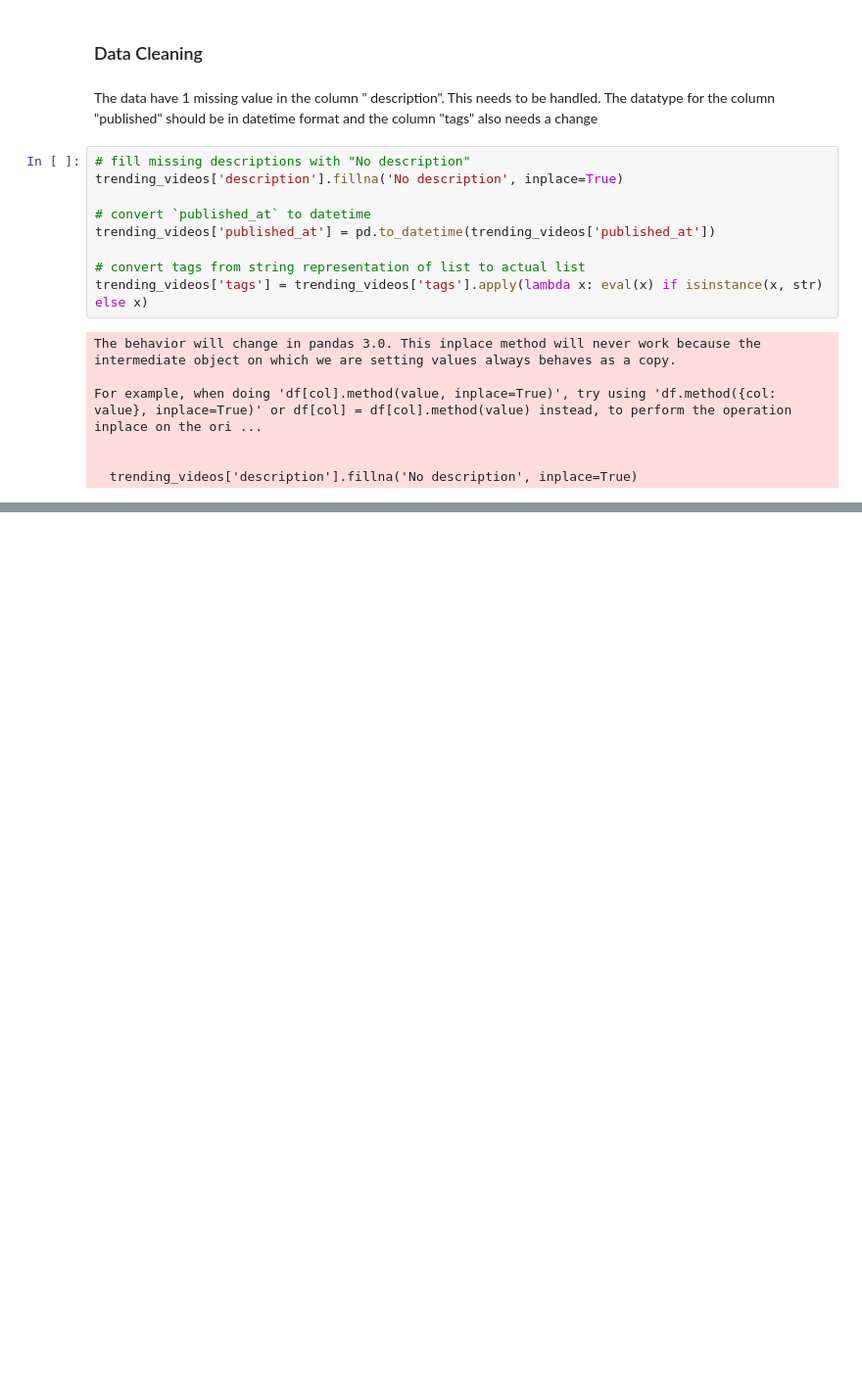
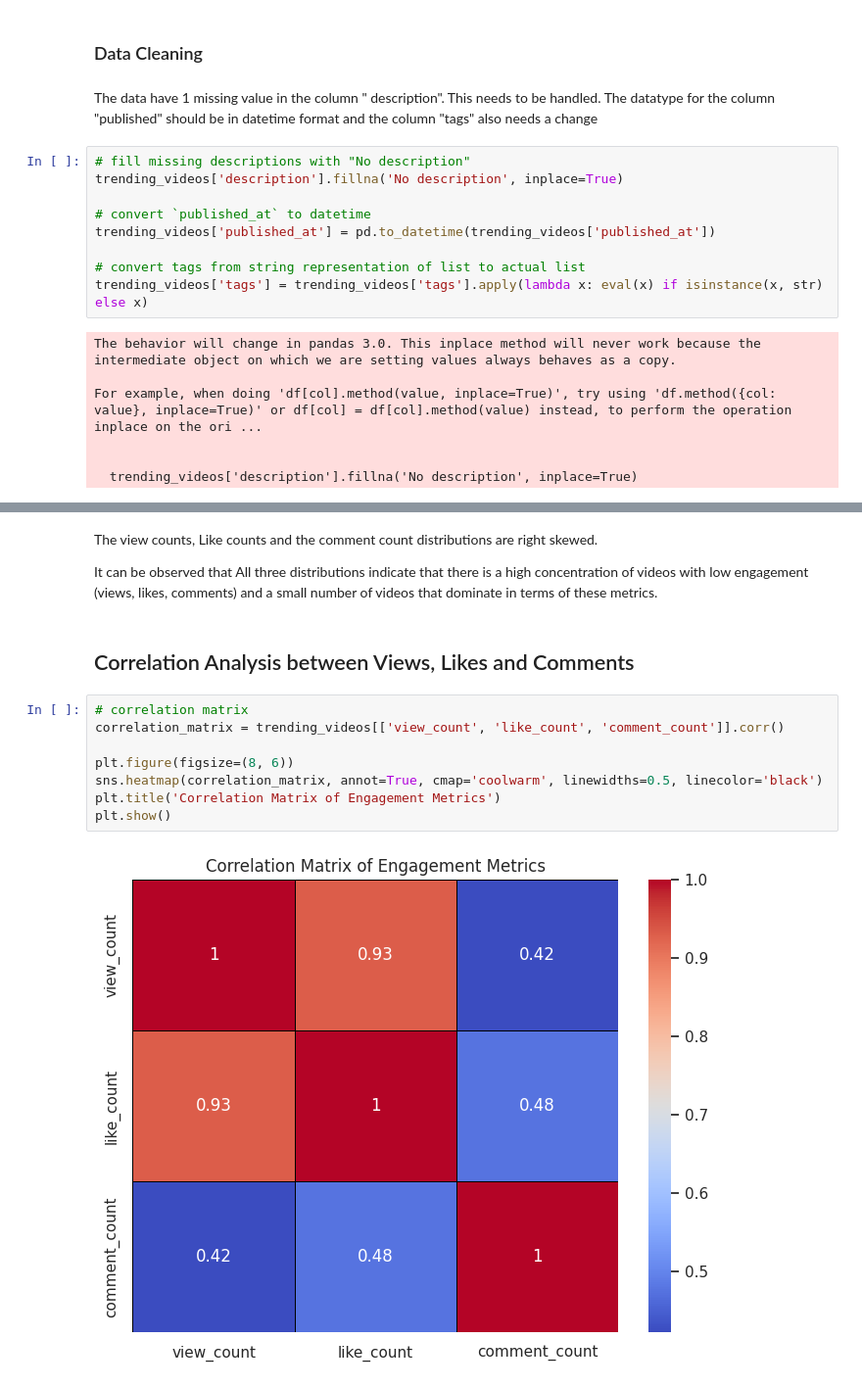
Before and after one commit to ARYAA98/Youtube-Data-Analysis, a Jupyter notebook: YoutubeDataAnalysis.ipynb, the cells around one changed output, grey strips where cells are left out. Shown: that part at 98% size. Cells and saved outputs as stored; diff of their text form; blank space fills up the shorter version.

```diff
--- a/YoutubeDataAnalysis.ipynb
+++ b/YoutubeDataAnalysis.ipynb
@@ -165,0 +238,16 @@ For example, when doing 'df[col].method(value, inplace=True)', try using 'df.met
+# %% [markdown]
+The view counts, Like counts and the comment count distributions are right skewed.
+
+It can be observed that All three distributions indicate that there is a high concentration of videos with low engagement (views, likes, comments) and a small number of videos that dominate in terms of these metrics.
+# %% [markdown]
+## Correlation Analysis between Views, Likes and Comments
+# %%
+# correlation matrix
+correlation_matrix = trending_videos[['view_count', 'like_count', 'comment_count']].corr()
+
+plt.figure(figsize=(8, 6))
+sns.heatmap(correlation_matrix, annot=True, cmap='coolwarm', linewidths=0.5, linecolor='black')
+plt.title('Correlation Matrix of Engagement Metrics')
+plt.show()
+# %% [output]
+[figure, added]
```
Also changed, not shown: parts of 9 cells of this notebook.
